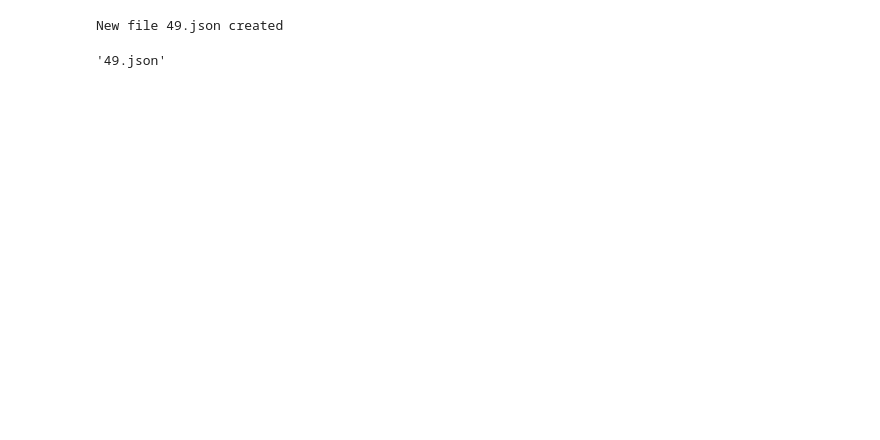
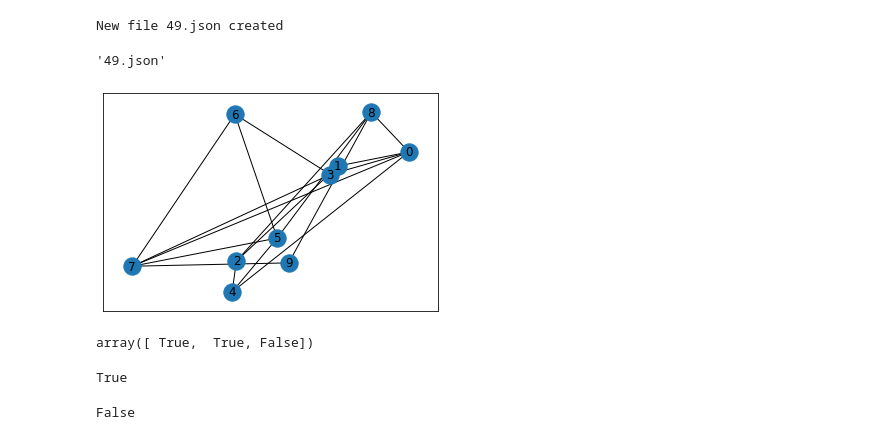
Before and after one commit to rayannott/dollargame, a Jupyter notebook: dollar_game_RL.ipynb, the cells around one changed output. Drawn from its saved outputs; the diff is of its cells as text; code cells hidden in the pictures; blank space fills up the shorter version.

```diff
--- a/dollar_game_RL.ipynb
+++ b/dollar_game_RL.ipynb
@@ -86,3 +86,7 @@ save_new_game(G_rand)
 # %% [output]
 New file 49.json created
 '49.json'
+# %%
+nx.draw_networkx(G_rand, pos=nx.random_layout(G_rand))
+# %% [output]
+[figure, added]
@@ -88,0 +95,12 @@ New file 49.json created
+# %%
+a < 0
+# %% [output]
+array([ True,  True, False])
+# %%
+bool(sum(a < 0))
+# %% [output]
+True
+# %%
+bool({})
+# %% [output]
+False
```
Also changed, not shown: parts of 5 cells of this notebook, 12 other files.
